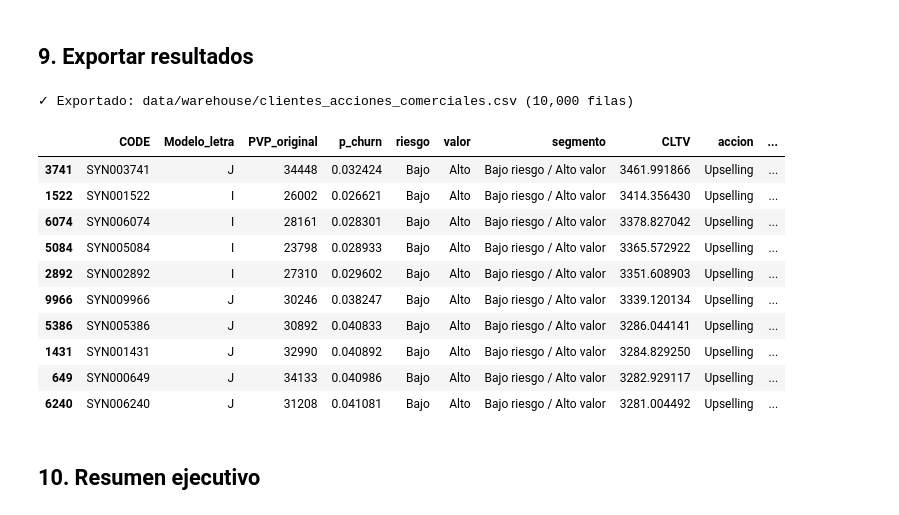
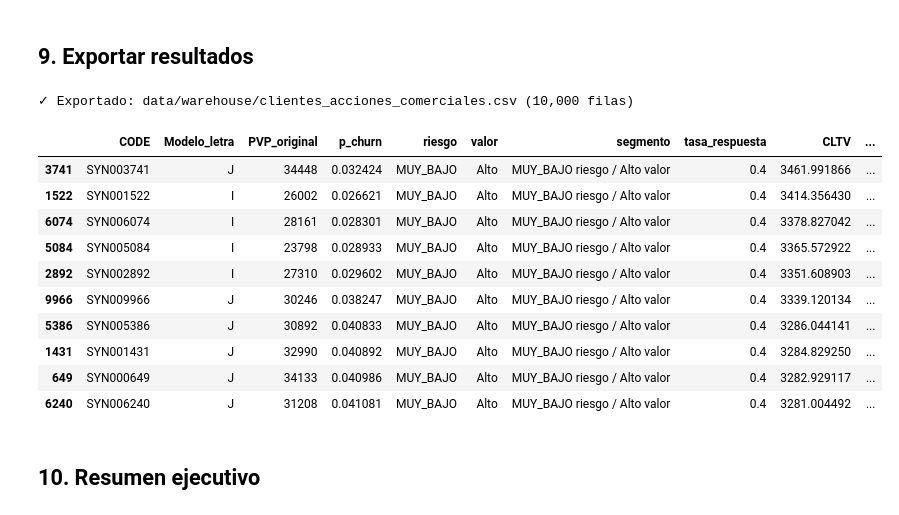
Before and after one commit to alejandrobarreche/Churn-AI, a Jupyter notebook: 5-cltv_acciones.ipynb, the cells around one changed output. Drawn from its saved outputs; the diff is of its cells as text; code cells hidden in the pictures.

```diff
--- a/5-cltv_acciones.ipynb
+++ b/5-cltv_acciones.ipynb
@@ -307,9 +307,10 @@ Esto genera 9 segmentos con estrategias diferenciadas.
 # %%
 # ── Definir segmentos ────────────────────────────────────────
-# Riesgo: basado en percentiles de p_churn
-df['riesgo'] = pd.qcut(df['p_churn'], q=3, labels=['Bajo', 'Medio', 'Alto'])
+# Riesgo: basado en quintiles de p_churn → 5 grupos
+df['riesgo'] = pd.qcut(df['p_churn'], q=5,
+                        labels=['MUY_BAJO', 'BAJO', 'MEDIO', 'ALTO', 'MUY_ALTO'])
 
-# Valor: basado en percentiles de CLTV
+# Valor: basado en percentiles de CLTV → 3 grupos
 df['valor'] = pd.qcut(df['CLTV'], q=3, labels=['Bajo', 'Medio', 'Alto'])
 
 # Segmento combinado
@@ -655,29 +829,33 @@ A partir de la revisión 5, los ingresos por mantenimiento son lo suficientement
 ## 9. Exportar resultados
 # %%
 # Tabla final de clientes con acciones
-output_cols = ['CODE', 'Modelo_letra', 'PVP_original', 'p_churn', 'riesgo', 'valor',
-               'segmento', 'CLTV', 'accion', 'descripcion_accion', 'coste_accion',
-               'CLTV_con_accion', 'ganancia_cltv', 'ROI']
+output_cols = [
+    'CODE', 'Modelo_letra', 'PVP_original', 'p_churn', 'riesgo', 'valor',
+    'segmento', 'tasa_respuesta', 'CLTV', 'accion', 'descripcion_accion',
+    'coste_efectivo_contacto', 'coste_efectivo_adicional',
+    'coste_efectivo_descuento', 'coste_efectivo_marketing',
+    'coste_accion', 'CLTV_con_accion', 'ganancia_cltv', 'ROI',
+]
 
 df_export = df[output_cols].copy()
 df_export = df_export.sort_values('CLTV', ascending=False)
 
 df_export.to_csv('data/warehouse/clientes_acciones_comerciales.csv', index=False)
 print(f'✓ Exportado: data/warehouse/clientes_acciones_comerciales.csv ({len(df_export):,} filas)')
 df_export.head(10)
 # %% [output]
 ✓ Exportado: data/warehouse/clientes_acciones_comerciales.csv (10,000 filas)
-|  | CODE | Modelo_letra | PVP_original | p_churn | riesgo | valor | segmento | CLTV | accion | ... |
-| 3741 | SYN003741 | J | 34448 | 0.032424 | Bajo | Alto | Bajo riesgo / Alto valor | 3461.991866 | Upselling | ... |
-| 1522 | SYN001522 | I | 26002 | 0.026621 | Bajo | Alto | Bajo riesgo / Alto valor | 3414.356430 | Upselling | ... |
-| 6074 | SYN006074 | I | 28161 | 0.028301 | Bajo | Alto | Bajo riesgo / Alto valor | 3378.827042 | Upselling | ... |
-| 5084 | SYN005084 | I | 23798 | 0.028933 | Bajo | Alto | Bajo riesgo / Alto valor | 3365.572922 | Upselling | ... |
-| 2892 | SYN002892 | I | 27310 | 0.029602 | Bajo | Alto | Bajo riesgo / Alto valor | 3351.608903 | Upselling | ... |
-| 9966 | SYN009966 | J | 30246 | 0.038247 | Bajo | Alto | Bajo riesgo / Alto valor | 3339.120134 | Upselling | ... |
-| 5386 | SYN005386 | J | 30892 | 0.040833 | Bajo | Alto | Bajo riesgo / Alto valor | 3286.044141 | Upselling | ... |
-| 1431 | SYN001431 | J | 32990 | 0.040892 | Bajo | Alto | Bajo riesgo / Alto valor | 3284.829250 | Upselling | ... |
-| 649 | SYN000649 | J | 34133 | 0.040986 | Bajo | Alto | Bajo riesgo / Alto valor | 3282.929117 | Upselling | ... |
-| 6240 | SYN006240 | J | 31208 | 0.041081 | Bajo | Alto | Bajo riesgo / Alto valor | 3281.004492 | Upselling | ... |
+|  | CODE | Modelo_letra | PVP_original | p_churn | riesgo | valor | segmento | tasa_respuesta | CLTV | ... |
+| 3741 | SYN003741 | J | 34448 | 0.032424 | MUY_BAJO | Alto | MUY_BAJO riesgo / Alto valor | 0.4 | 3461.991866 | ... |
+| 1522 | SYN001522 | I | 26002 | 0.026621 | MUY_BAJO | Alto | MUY_BAJO riesgo / Alto valor | 0.4 | 3414.356430 | ... |
+| 6074 | SYN006074 | I | 28161 | 0.028301 | MUY_BAJO | Alto | MUY_BAJO riesgo / Alto valor | 0.4 | 3378.827042 | ... |
+| 5084 | SYN005084 | I | 23798 | 0.028933 | MUY_BAJO | Alto | MUY_BAJO riesgo / Alto valor | 0.4 | 3365.572922 | ... |
+| 2892 | SYN002892 | I | 27310 | 0.029602 | MUY_BAJO | Alto | MUY_BAJO riesgo / Alto valor | 0.4 | 3351.608903 | ... |
+| 9966 | SYN009966 | J | 30246 | 0.038247 | MUY_BAJO | Alto | MUY_BAJO riesgo / Alto valor | 0.4 | 3339.120134 | ... |
+| 5386 | SYN005386 | J | 30892 | 0.040833 | MUY_BAJO | Alto | MUY_BAJO riesgo / Alto valor | 0.4 | 3286.044141 | ... |
+| 1431 | SYN001431 | J | 32990 | 0.040892 | MUY_BAJO | Alto | MUY_BAJO riesgo / Alto valor | 0.4 | 3284.829250 | ... |
+| 649 | SYN000649 | J | 34133 | 0.040986 | MUY_BAJO | Alto | MUY_BAJO riesgo / Alto valor | 0.4 | 3282.929117 | ... |
+| 6240 | SYN006240 | J | 31208 | 0.041081 | MUY_BAJO | Alto | MUY_BAJO riesgo / Alto valor | 0.4 | 3281.004492 | ... |
 # %% [markdown]
 ## 10. Resumen ejecutivo
 # %%
```
Also changed, not shown: parts of 14 cells of this notebook, 5 other files.
